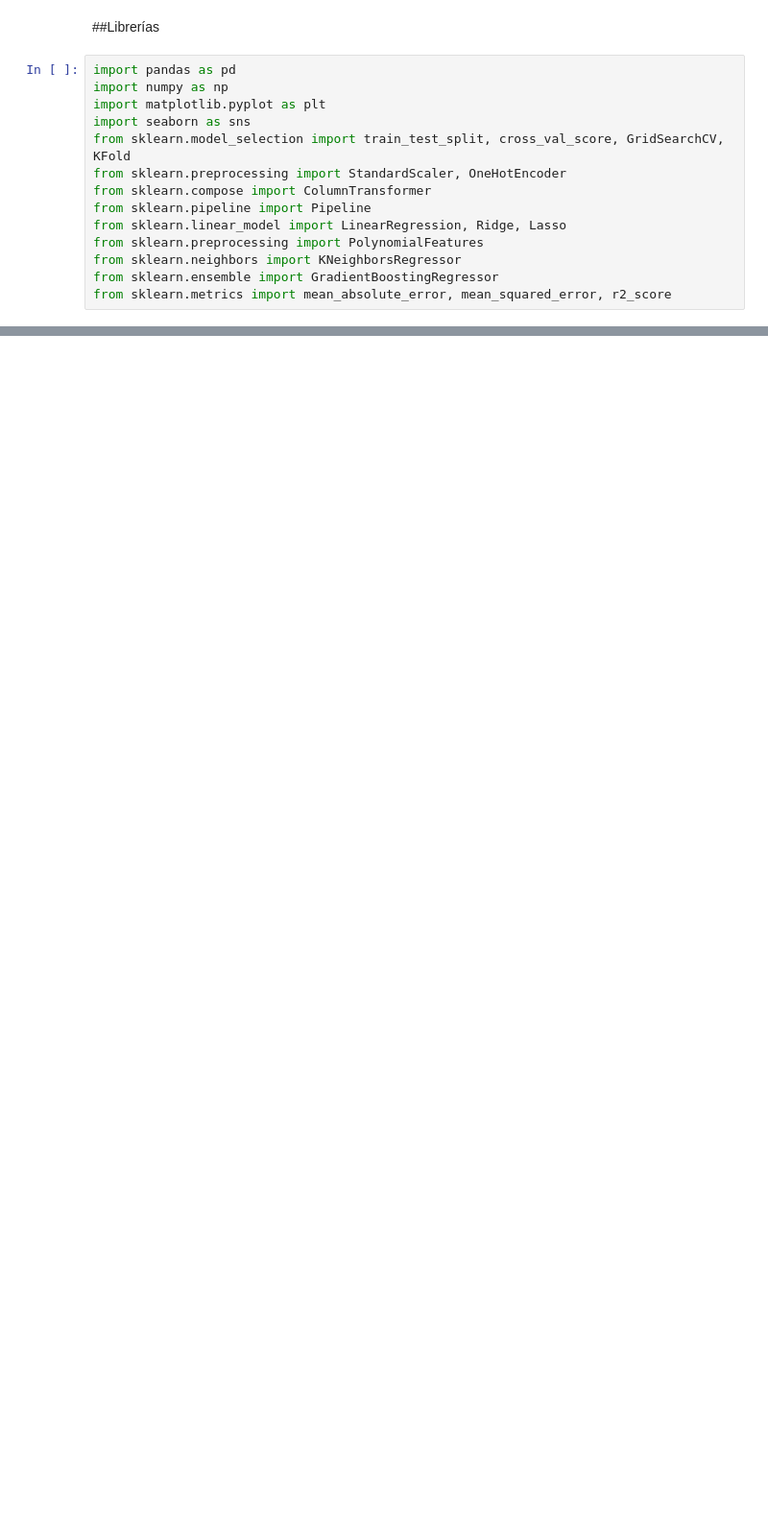
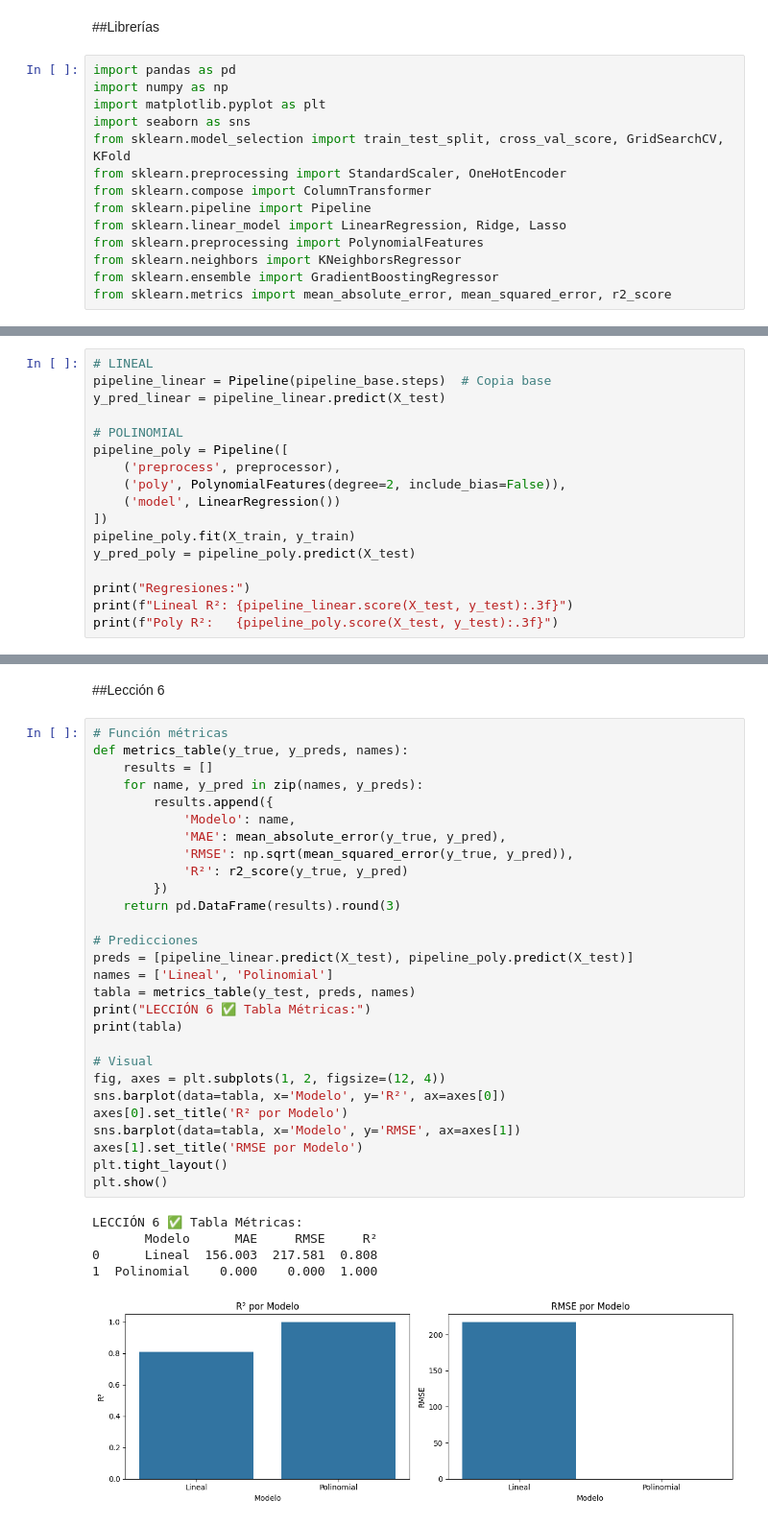
Before and after one commit to luisleonb/Proyecto_M6_ABP, a Jupyter notebook: Proyecto_M6_Luis_León.ipynb, the cells around one changed output, grey strips where cells are left out. Shown at 96% size. Cells and saved outputs as stored; diff of their text form; blank space fills up the shorter version.

```diff
--- a/Proyecto_M6_Luis_León.ipynb
+++ b/Proyecto_M6_Luis_León.ipynb
@@ -296,0 +209,17 @@ Modelo final recomendado: GradientBoosting (mejor balance overfitting/generaliza
+# %%
+# LINEAL
+pipeline_linear = Pipeline(pipeline_base.steps)  # Copia base
+y_pred_linear = pipeline_linear.predict(X_test)
+
+# POLINOMIAL
+pipeline_poly = Pipeline([
+    ('preprocess', preprocessor),
+    ('poly', PolynomialFeatures(degree=2, include_bias=False)),
+    ('model', LinearRegression())
+])
+pipeline_poly.fit(X_train, y_train)
+y_pred_poly = pipeline_poly.predict(X_test)
+
+print("Regresiones:")
+print(f"Lineal R²: {pipeline_linear.score(X_test, y_test):.3f}")
+print(f"Poly R²:   {pipeline_poly.score(X_test, y_test):.3f}")
@@ -296,0 +245,36 @@ Modelo final recomendado: GradientBoosting (mejor balance overfitting/generaliza
+# %% [markdown]
+##Lección 6
+# %%
+# Función métricas
+def metrics_table(y_true, y_preds, names):
+    results = []
+    for name, y_pred in zip(names, y_preds):
+        results.append({
+            'Modelo': name,
+            'MAE': mean_absolute_error(y_true, y_pred),
+            'RMSE': np.sqrt(mean_squared_error(y_true, y_pred)),
+            'R²': r2_score(y_true, y_pred)
+        })
+    return pd.DataFrame(results).round(3)
+
+# Predicciones
+preds = [pipeline_linear.predict(X_test), pipeline_poly.predict(X_test)]
+names = ['Lineal', 'Polinomial']
+tabla = metrics_table(y_test, preds, names)
+print("LECCIÓN 6 ✅ Tabla Métricas:")
+print(tabla)
+
+# Visual
+fig, axes = plt.subplots(1, 2, figsize=(12, 4))
+sns.barplot(data=tabla, x='Modelo', y='R²', ax=axes[0])
+axes[0].set_title('R² por Modelo')
+sns.barplot(data=tabla, x='Modelo', y='RMSE', ax=axes[1])
+axes[1].set_title('RMSE por Modelo')
+plt.tight_layout()
+plt.show()
+# %% [output]
+LECCIÓN 6 ✅ Tabla Métricas:
+       Modelo      MAE     RMSE     R²
+0      Lineal  156.003  217.581  0.808
+1  Polinomial    0.000    0.000  1.000
+[figure, added]
```
Also changed, not shown: parts of 31 cells of this notebook.
